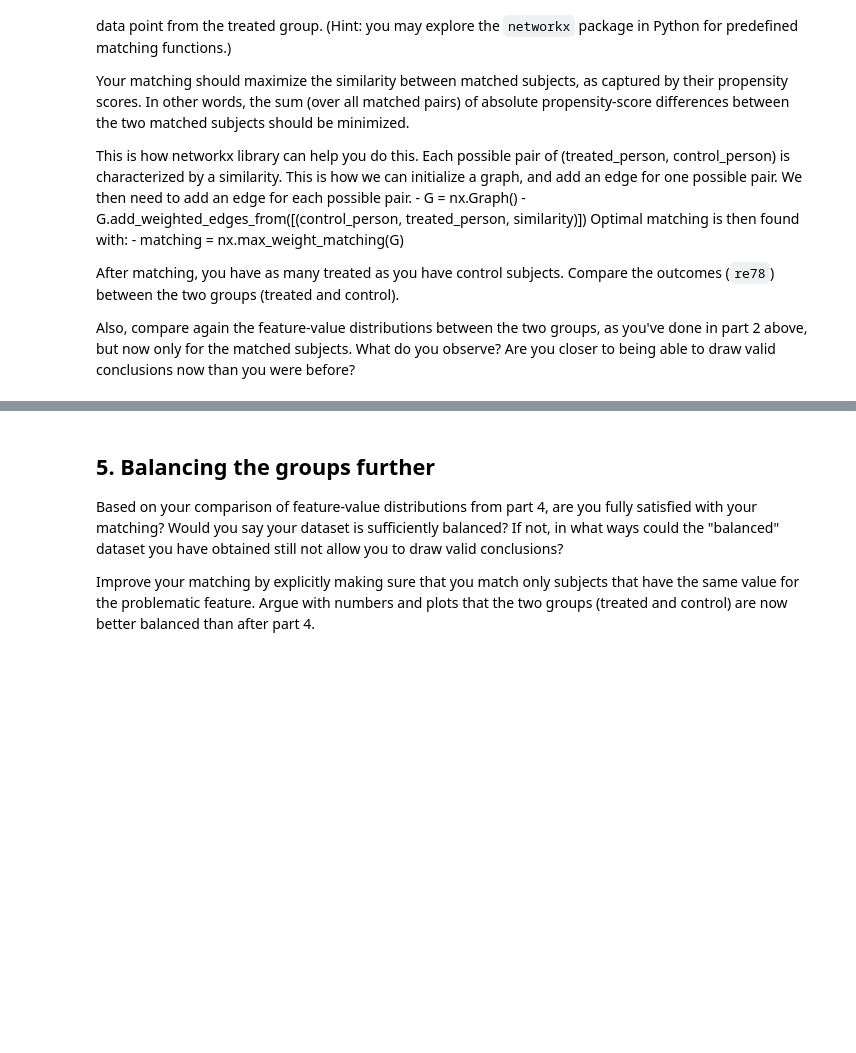
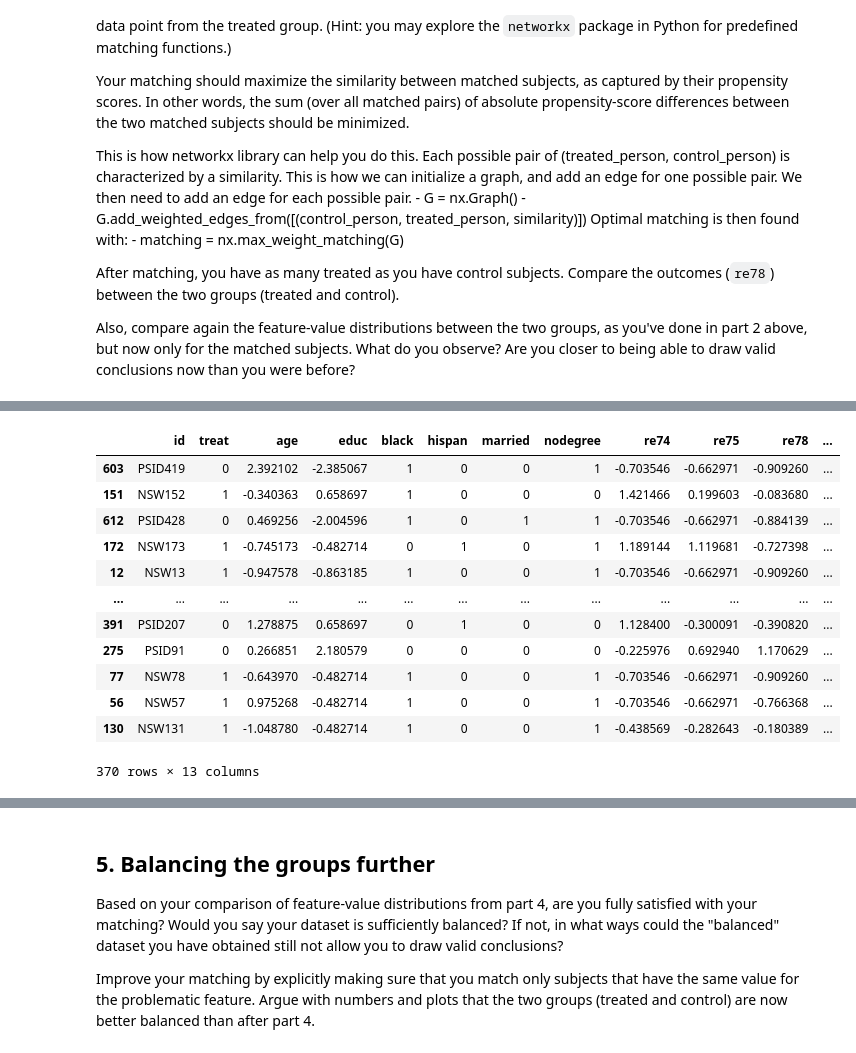
Before and after one commit to CamilleDelgrange/2022, a Jupyter notebook: Tutorials/05 - Observational studies/Observational studies exercise_cam.ipynb, the cells around one changed output, grey strips where cells are left out. Cells and saved outputs as stored; diff of their text form; code cells hidden in the pictures; blank space fills up the shorter version.

```diff
--- a/Tutorials/05 - Observational studies/Observational studies exercise_cam.ipynb
+++ b/Tutorials/05 - Observational studies/Observational studies exercise_cam.ipynb
@@ -326,0 +380,16 @@ Are you closer to being able to draw valid conclusions now than you were before?
+# %%
+df_matched
+# %% [output]
+|  | id | treat | age | educ | black | hispan | married | nodegree | re74 | re75 | re78 | ... |
+| 603 | PSID419 | 0 | 2.392102 | -2.385067 | 1 | 0 | 0 | 1 | -0.703546 | -0.662971 | -0.909260 | ... |
+| 151 | NSW152 | 1 | -0.340363 | 0.658697 | 1 | 0 | 0 | 0 | 1.421466 | 0.199603 | -0.083680 | ... |
+| 612 | PSID428 | 0 | 0.469256 | -2.004596 | 1 | 0 | 1 | 1 | -0.703546 | -0.662971 | -0.884139 | ... |
+| 172 | NSW173 | 1 | -0.745173 | -0.482714 | 0 | 1 | 0 | 1 | 1.189144 | 1.119681 | -0.727398 | ... |
+| 12 | NSW13 | 1 | -0.947578 | -0.863185 | 1 | 0 | 0 | 1 | -0.703546 | -0.662971 | -0.909260 | ... |
+| ... | ... | ... | ... | ... | ... | ... | ... | ... | ... | ... | ... | ... |
+| 391 | PSID207 | 0 | 1.278875 | 0.658697 | 0 | 1 | 0 | 0 | 1.128400 | -0.300091 | -0.390820 | ... |
+| 275 | PSID91 | 0 | 0.266851 | 2.180579 | 0 | 0 | 0 | 0 | -0.225976 | 0.692940 | 1.170629 | ... |
+| 77 | NSW78 | 1 | -0.643970 | -0.482714 | 1 | 0 | 0 | 1 | -0.703546 | -0.662971 | -0.909260 | ... |
+| 56 | NSW57 | 1 | 0.975268 | -0.482714 | 1 | 0 | 0 | 1 | -0.703546 | -0.662971 | -0.766368 | ... |
+| 130 | NSW131 | 1 | -1.048780 | -0.482714 | 1 | 0 | 0 | 1 | -0.438569 | -0.282643 | -0.180389 | ... |
+370 rows × 13 columns
```
Also changed, not shown: parts of 23 cells of this notebook.
